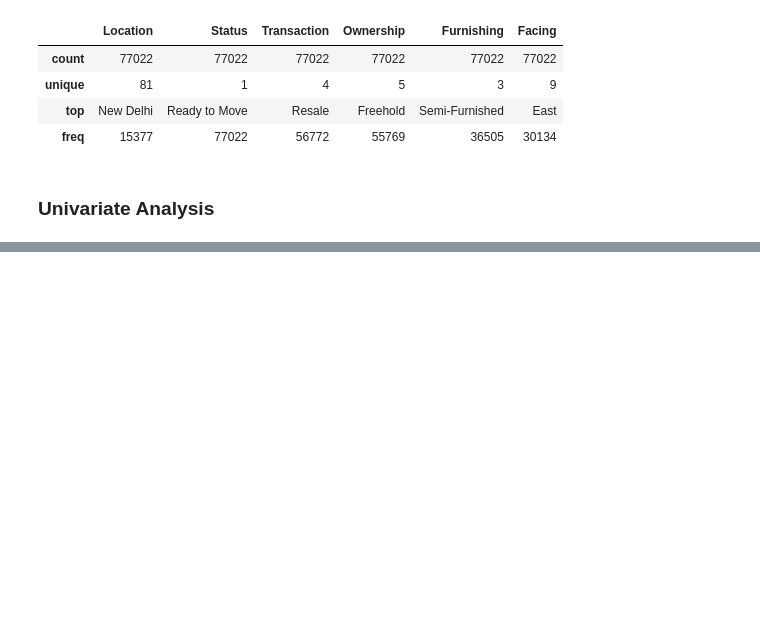
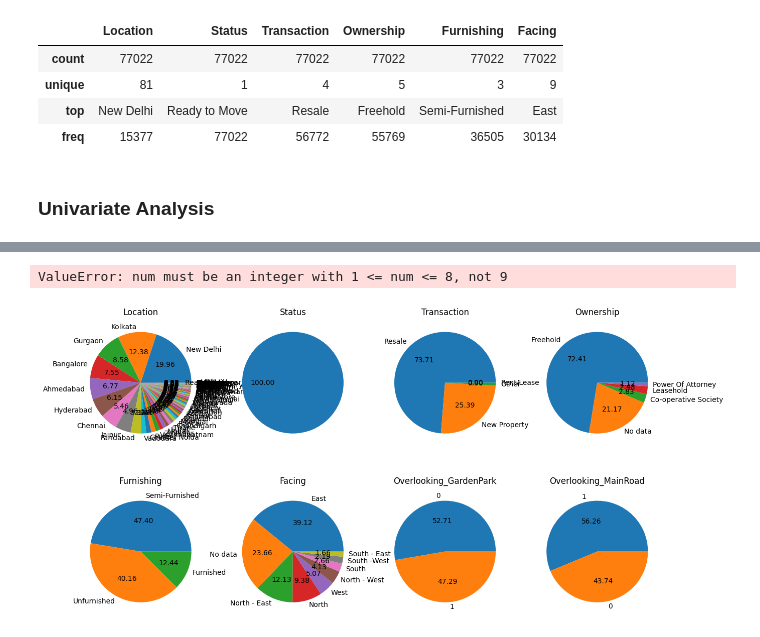
Before and after one commit to rishikeshpaulcode/House-Price-Prediction, a Jupyter notebook: house-price-prediction.ipynb, the cells around one changed output, grey strips where cells are left out. Saved outputs shown, nothing was run; the diff lists cells and outputs as text; code cells hidden in the pictures; blank space fills up the shorter version.

```diff
--- a/house-price-prediction.ipynb
+++ b/house-price-prediction.ipynb
@@ -387,0 +401,15 @@ df_num.drop(overlooking_cols, axis=1, inplace=True)
+# %%
+# analyzing categorical features
+fig, ax = plt.subplots(2, 4, figsize=(15, 8))
+
+for i, col in enumerate(df_cat.columns, start=1):
+    plt.subplot(2, 4, i)
+    counts = df[col].value_counts()
+    plt.pie(counts, labels=counts.index, autopct='%.2f')
+    plt.title(col)
+
+plt.tight_layout()
+plt.show()
+# %% [output]
+ValueError: num must be an integer with 1 <= num <= 8, not 9
+[figure, added]
```
Also changed, not shown: parts of 2 cells of this notebook.
